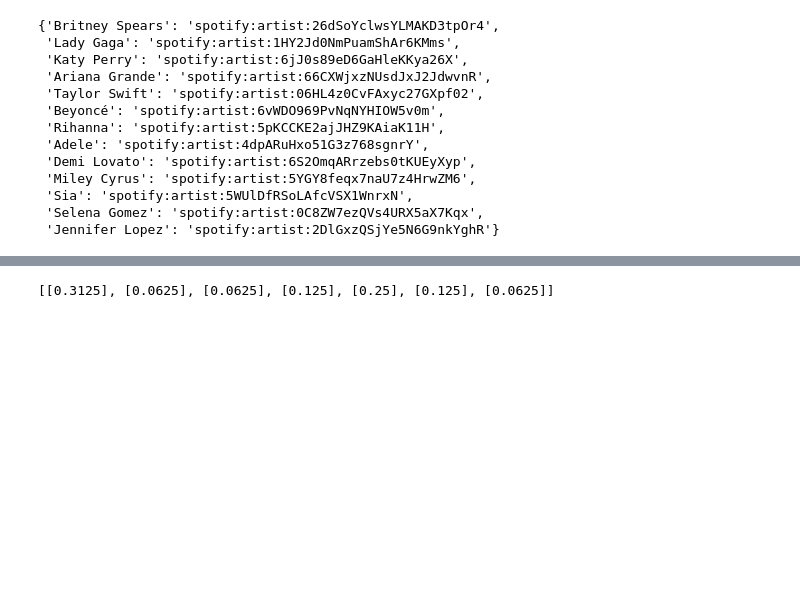
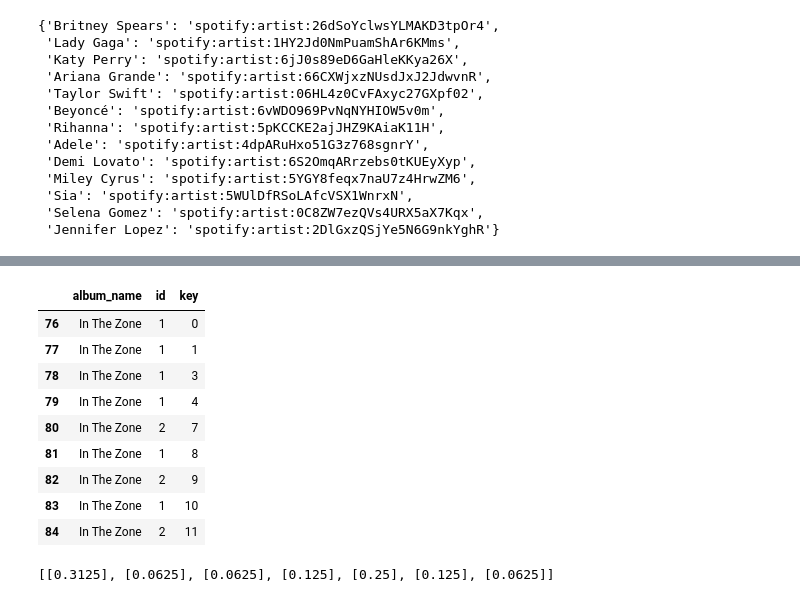
Before and after one commit to monicamow/spotify_playlists, a Jupyter notebook: its_britney_bish.ipynb, the cells around one changed output, grey strips where cells are left out. Saved outputs shown, nothing was run; the diff lists cells and outputs as text; code cells hidden in the pictures; blank space fills up the shorter version.

```diff
--- a/its_britney_bish.ipynb
+++ b/its_britney_bish.ipynb
@@ -210,3 +239,19 @@ df_keys
+# %%
+df_by_album = df_sorted.groupby('album_name')
+for album in df_by_album:
+    temp_df = album
+temp_df[1]
+# %% [output]
+|  | album_name | id | key |
+| 76 | In The Zone | 1 | 0 |
+| 77 | In The Zone | 1 | 1 |
+| 78 | In The Zone | 1 | 3 |
+| 79 | In The Zone | 1 | 4 |
+| 80 | In The Zone | 2 | 7 |
+| 81 | In The Zone | 1 | 8 |
+| 82 | In The Zone | 2 | 9 |
+| 83 | In The Zone | 1 | 10 |
+| 84 | In The Zone | 2 | 11 |
 # %%
 import matplotlib.pyplot as plt
 import numpy as np
```
Also changed, not shown: parts of 19 cells of this notebook.
